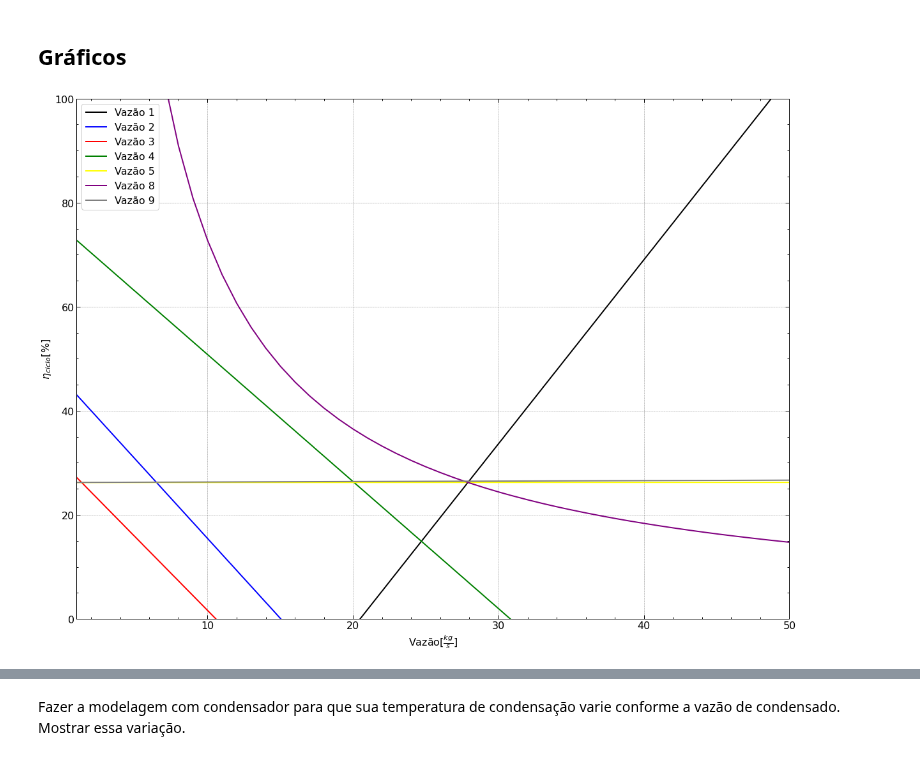
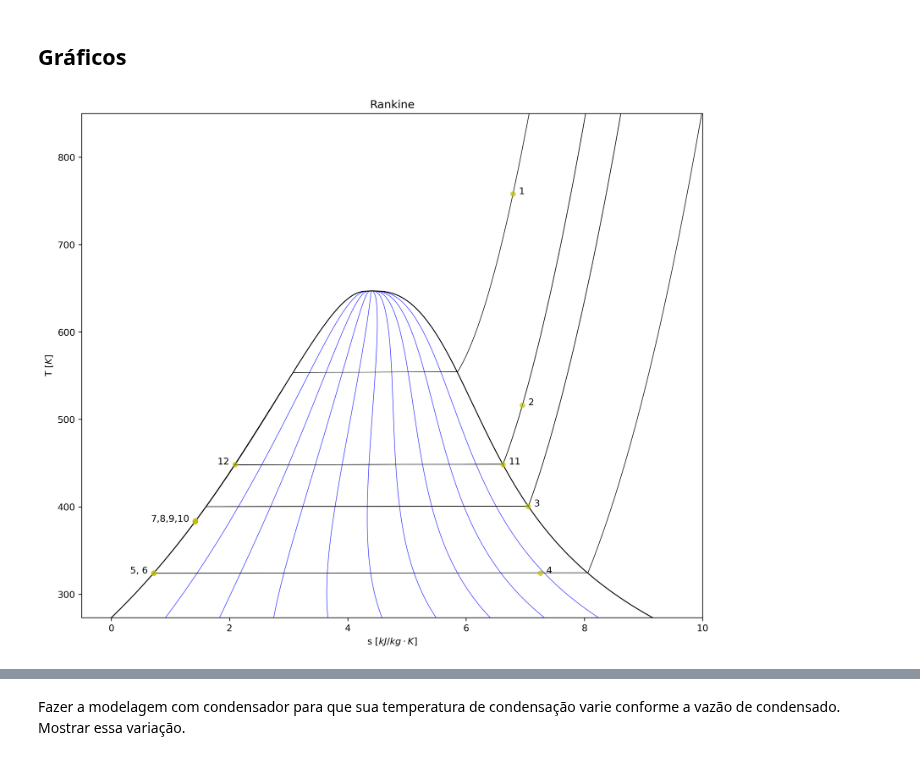
Before and after one commit to luaneng/gdv, a Jupyter notebook: projeto/main.ipynb, the cells around one changed output, grey strips where cells are left out. Saved outputs shown, nothing was run; the diff lists cells and outputs as text; code cells hidden in the pictures.

```diff
--- a/projeto/main.ipynb
+++ b/projeto/main.ipynb
@@ -354,24 +343,51 @@ plt.style.use(['science', 'notebook', 'grid'])
-# %%
-
-figure = plt.figure(figsize=(20, 15))
-
-
-plt.plot(arange(1, 50+1, 1), n(v1=arange(1, 50+1, 1), v2=m[1], v3=m[2], v4=m[3], v5=m[4], v8=m[7], v9=m[8]), label='Vazão 1', color='black')
-plt.plot(arange(1, 50+1, 1), n(v2=arange(1, 50+1, 1), v1=m[0], v3=m[2], v4=m[3], v5=m[4], v8=m[7], v9=m[8]), label='Vazão 2', color='blue')
-plt.plot(arange(1, 50+1, 1), n(v3=arange(1, 50+1, 1), v1=m[0], v2=m[1], v4=m[3], v5=m[4], v8=m[7], v9=m[8]), label='Vazão 3', color='red')
-plt.plot(arange(1, 50+1, 1), n(v4=arange(1, 50+1, 1), v1=m[0], v2=m[1], v3=m[2], v5=m[4], v8=m[7], v9=m[8]), label='Vazão 4', color='green')
-plt.plot(arange(1, 50+1, 1), n(v5=arange(1, 50+1, 1), v1=m[0], v2=m[1], v3=m[2], v4=m[3], v8=m[7], v9=m[8]), label='Vazão 5', color='yellow')
-plt.plot(arange(1, 50+1, 1), n(v8=arange(1, 50+1, 1), v1=m[0], v2=m[1], v3=m[2], v4=m[3], v5=m[4], v9=m[8]), label='Vazão 8', color='purple')
-plt.plot(arange(1, 50+1, 1), n(v9=arange(1, 50+1, 1), v1=m[0], v2=m[1], v3=m[2], v4=m[3], v5=m[4], v8=m[7]), label='Vazão 9', color='grey')
-
-plt.ylim(0, 100)
-plt.xlim(1, 50)
-plt.xlabel('Vazão' + r'$[\frac{kg}{s}]$')
-plt.ylabel(r'$\eta_{ciclo}$' +'[%]')
-plt.legend()
-plt.show()
-# %% [output]
-[figure, removed]
+# %%
+plt.figure(dpi=300, figsize=(12, 10))
+
+#limite dos eixos
+plt.ylim(273.15, 850)
+plt.xlim(-0.5, 10)
+
+Tmin, Tcrit, Pcrit = prop('Tmin', fluido), prop('Tcrit', fluido), prop('Pcrit', fluido)
+
+#Linhas de entalpia:
+T_array = linspace(Tmin, Tcrit, 10**3)
+
+#Linhas de entropia
+for c in arange(0.1, 1, 0.1):
+  s = prop('S', 'T', T_array, 'Q', c, fluido)/10**3
+  plt.plot(s, T_array, color='blue', alpha=0.8, lw=0.6)
+
+#Linhas de pressão constante:
+for c in P:
+  s = prop('S', 'T', linspace(Tmin, 850, 10**3), 'P', c*10**3, fluido)/10**3
+  plt.plot(s, linspace(Tmin, 850, 10**3), color='black',alpha=0.8, lw=0.6)
+
+#Domo:
+s = prop('S','T' ,T_array ,'Q',0 ,fluido)/10**3
+plt.plot(s, T_array, color='black', lw=1)
+s = prop('S', 'T', T_array, 'Q', 1, fluido)/10**3
+plt.plot(s, T_array, color='black', lw=1)
+
+temperatura_k = list(map(lambda x: x+273.15, temperatura)) #convertendo temp pra K
+
+plt.plot(entropia, temperatura_k, 'yo', markersize=5, alpha=0.6) #plotando pontos
+
+
+plt.text(entropia[0]+0.1, temperatura_k[0], '1',ha='left')
+plt.text(entropia[1]+0.1, temperatura_k[1], '2',ha='left')
+plt.text(entropia[2]+0.1, temperatura_k[2], '3',ha='left')
+plt.text(entropia[3]+0.1, temperatura_k[3], '4',ha='left')
+plt.text(entropia[4]-0.1, temperatura_k[4], '5, 6',ha='right')
+plt.text(entropia[6]-0.1, temperatura_k[6], '7,8,9,10',ha='right')
+plt.text(entropia[10]+0.1, temperatura_k[10], '11',ha='left')
+plt.text(entropia[11]-0.1, temperatura_k[11], '12',ha='right')
+
+plt.title('Rankine')
+plt.xlabel(r's $[kJ/kg \cdot K]$')
+plt.ylabel(r'T $[K]$')
+plt.show()
+# %% [output]
+[figure, added]
 # %%
 fig = plt.figure()
 ax = fig.add_axes([0,0,1,1])
```
Also changed, not shown: parts of 6 cells of this notebook.
